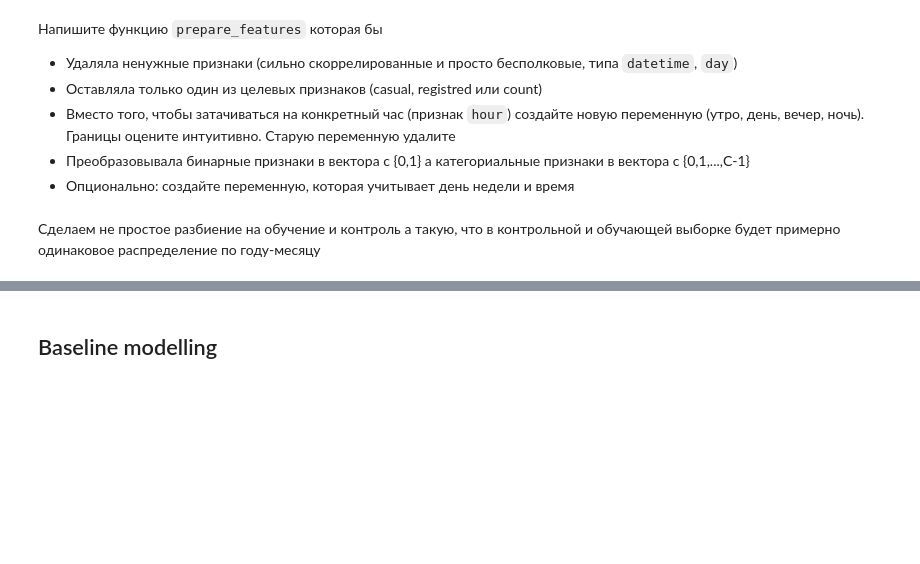
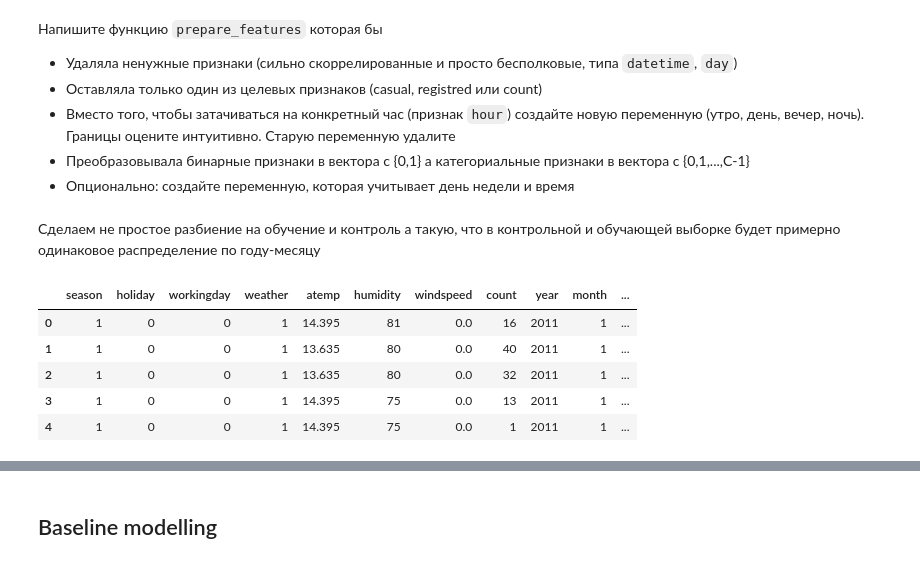
Before and after one commit to deshaion/sfml, a Jupyter notebook: hw_04/regression-skillfactory-hw.ipynb, the cells around one changed output, grey strips where cells are left out. Drawn from its saved outputs; the diff is of its cells as text; code cells hidden in the pictures; blank space fills up the shorter version.

```diff
--- a/hw_04/regression-skillfactory-hw.ipynb
+++ b/hw_04/regression-skillfactory-hw.ipynb
@@ -198,4 +288,27 @@ def prepare_features(df, target_feature=y_label):
+# %%
+y_label = 'count'
+
+def prepare_features(df, target_feature=y_label):
+    df = df.drop(['temp', 'datetime', 'day'], axis=1)
+    for col in ['casual', 'registered', 'count']:
+        if col != target_feature:
+            df = df.drop(col, axis=1)
+
+    df['part_of_day'] = df.hour.replace({0: 0, 1: 0, 2: 0, 3: 0, 4: 0, 5: 0,
+                                    6: 1, 7: 1, 8: 1, 9: 1, 10: 1, 11: 1,
+                                    12: 2, 13: 2, 14: 2, 15: 2, 16: 2, 17: 2,
+                                    18: 3, 19: 3, 20: 3, 21: 3, 22: 3, 23: 3})
+    df = df.drop('hour', axis=1)
+    return df
 # %% [markdown]
 Сделаем не простое разбиение на обучение и контроль а такую, что в контрольной и обучающей выборке будет примерно одинаковое распределение по году-месяцу
 # %%
 df_clean = df.pipe(prepare_features, y_label)
+df_clean.head()
+# %% [output]
+|  | season | holiday | workingday | weather | atemp | humidity | windspeed | count | year | month | ... |
+| 0 | 1 | 0 | 0 | 1 | 14.395 | 81 | 0.0 | 16 | 2011 | 1 | ... |
+| 1 | 1 | 0 | 0 | 1 | 13.635 | 80 | 0.0 | 40 | 2011 | 1 | ... |
+| 2 | 1 | 0 | 0 | 1 | 13.635 | 80 | 0.0 | 32 | 2011 | 1 | ... |
+| 3 | 1 | 0 | 0 | 1 | 14.395 | 75 | 0.0 | 13 | 2011 | 1 | ... |
+| 4 | 1 | 0 | 0 | 1 | 14.395 | 75 | 0.0 | 1 | 2011 | 1 | ... |
```
Also changed, not shown: parts of 29 cells of this notebook.
